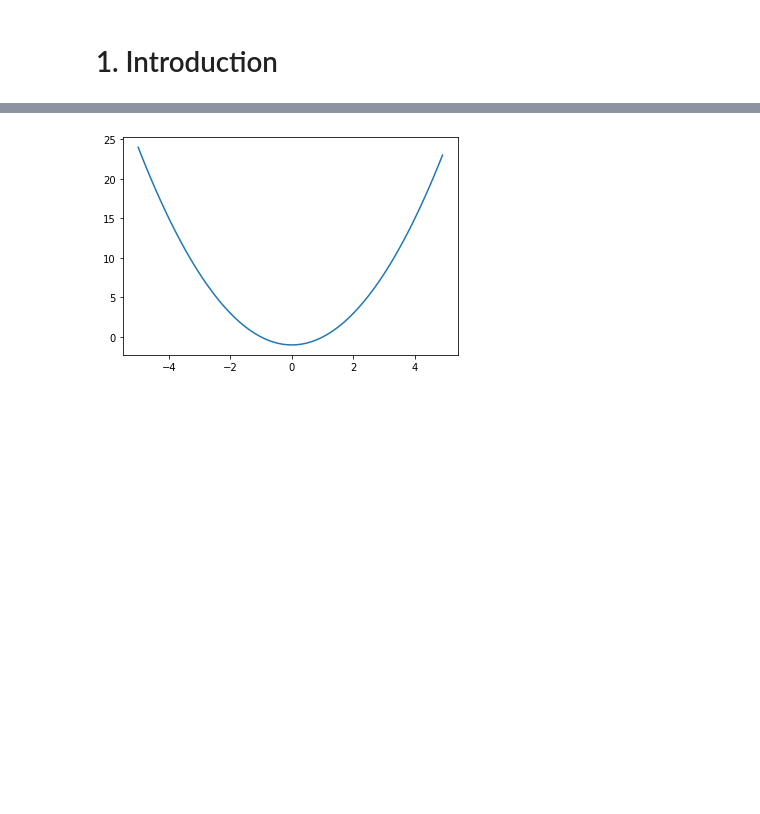
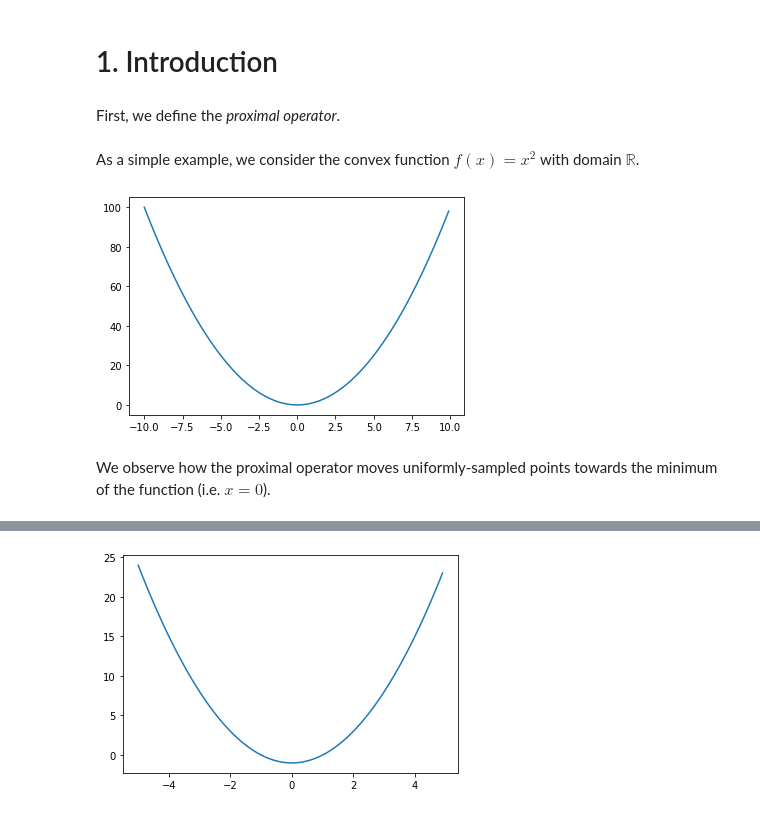
Before and after one commit to petergchang/proximal_jax, a Jupyter notebook: proximal_jax_notepad.ipynb, the cells around one changed output, grey strips where cells are left out. Cells and saved outputs as stored; diff of their text form; code cells hidden in the pictures; blank space fills up the shorter version.

Commit message:
Include 1d example

```diff
--- a/proximal_jax_notepad.ipynb
+++ b/proximal_jax_notepad.ipynb
@@ -11,2 +12,4 @@ from scipy.optimize import fmin
 # %% [markdown]
 # 1. Introduction
+# %% [markdown]
+First, we define the *proximal operator*.
@@ -12,0 +26,17 @@ from scipy.optimize import fmin
+# %% [markdown]
+As a simple example, we consider the convex function $f(x) = x^2$ with domain $\mathbb{R}$.
+# %%
+def convex_fn_1d(x):
+    """ Simple convex function R->R
+    """
+    return jnp.reshape(x**2, ())
+
+# Vectorized version
+vec_convex_fn_1d = vmap(convex_fn_1d)
+# %%
+input_grid = jnp.arange(-10, 10, 0.1)
+plt.plot(input_grid, vec_convex_fn_1d(input_grid));
+# %% [output]
+[figure, added]
+# %% [markdown]
+We observe how the proximal operator moves uniformly-sampled points towards the minimum of the function (i.e. $x=0$).
```
Also changed, not shown: parts of 9 cells of this notebook.
